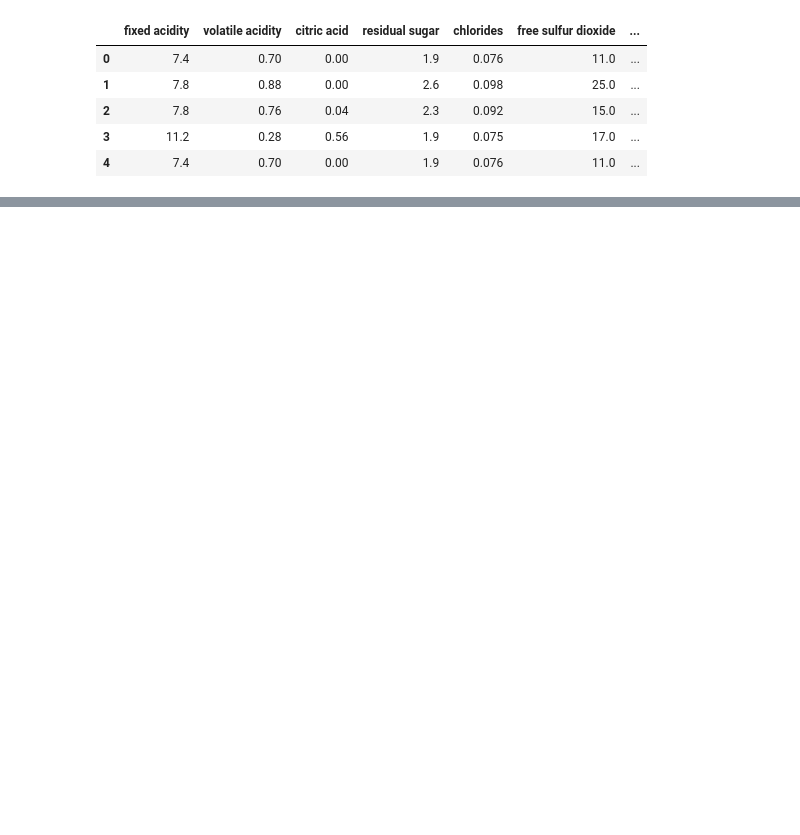
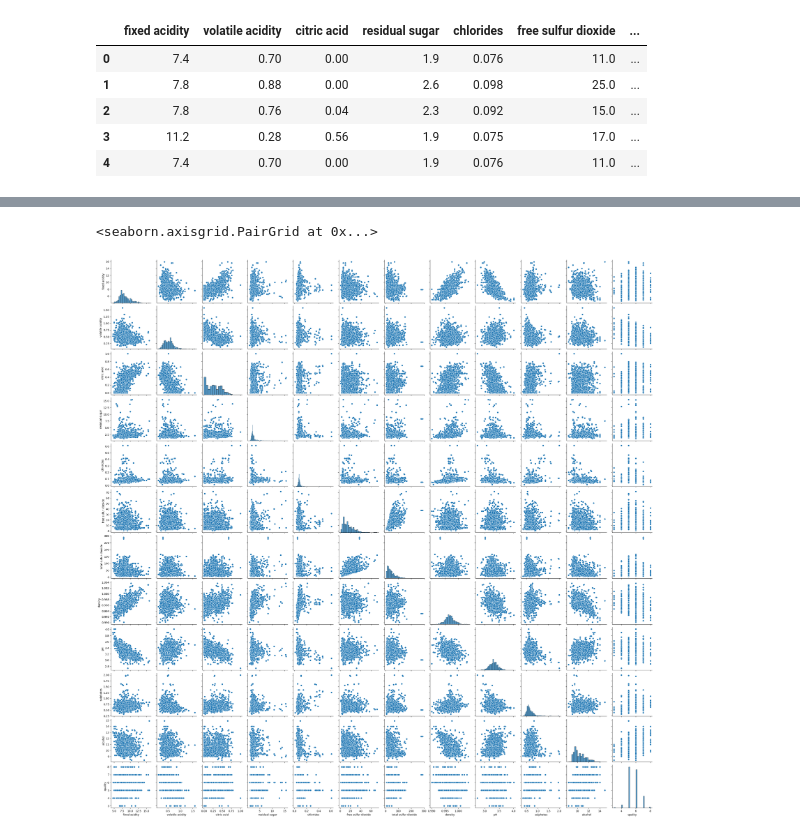
Before and after one commit to garlicnooodles/supervised-learning, a Jupyter notebook: Wine/notebooks/EDA.ipynb, the cells around one changed output, grey strips where cells are left out. Cells and saved outputs as stored; diff of their text form; code cells hidden in the pictures; blank space fills up the shorter version.

```diff
--- a/Wine/notebooks/EDA.ipynb
+++ b/Wine/notebooks/EDA.ipynb
@@ -19,0 +62,5 @@ raw_data.head()
+# %%
+sns.pairplot(raw_data)
+# %% [output]
+<seaborn.axisgrid.PairGrid at 0x...>
+[figure, added]
```
Also changed, not shown: parts of 4 cells of this notebook, 3 other files.
